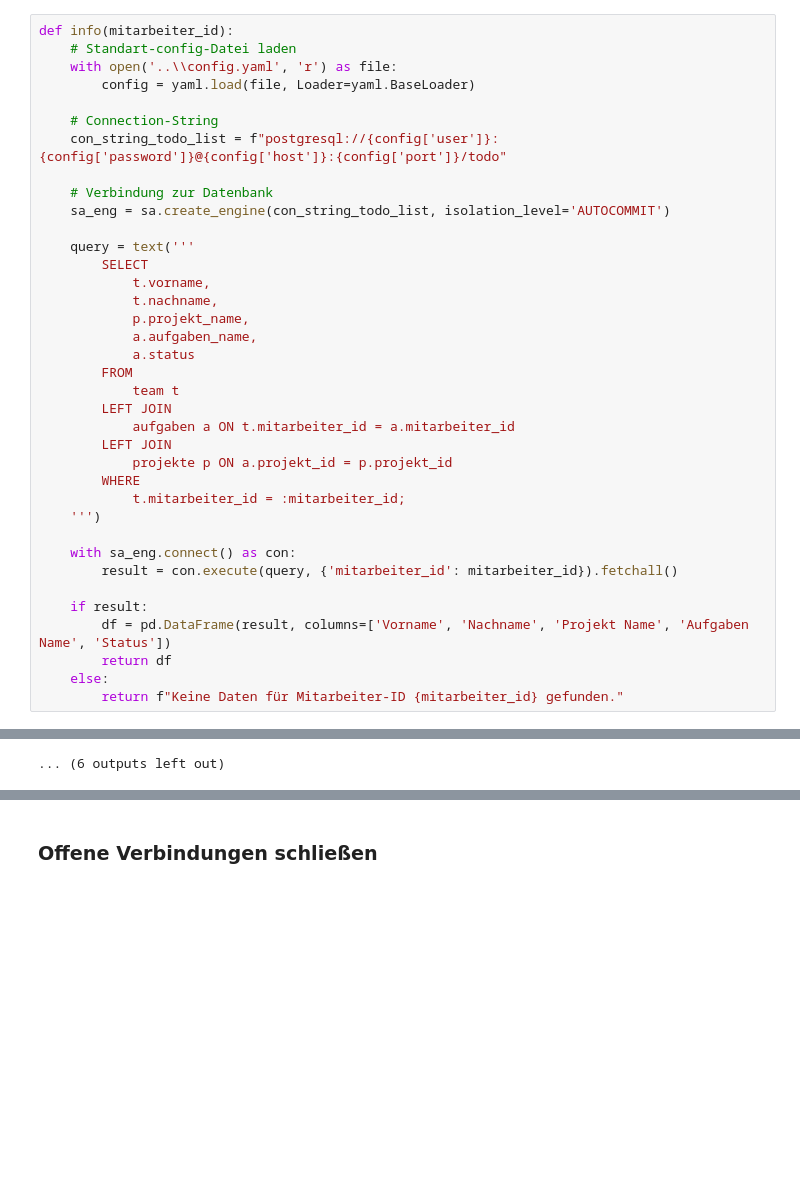
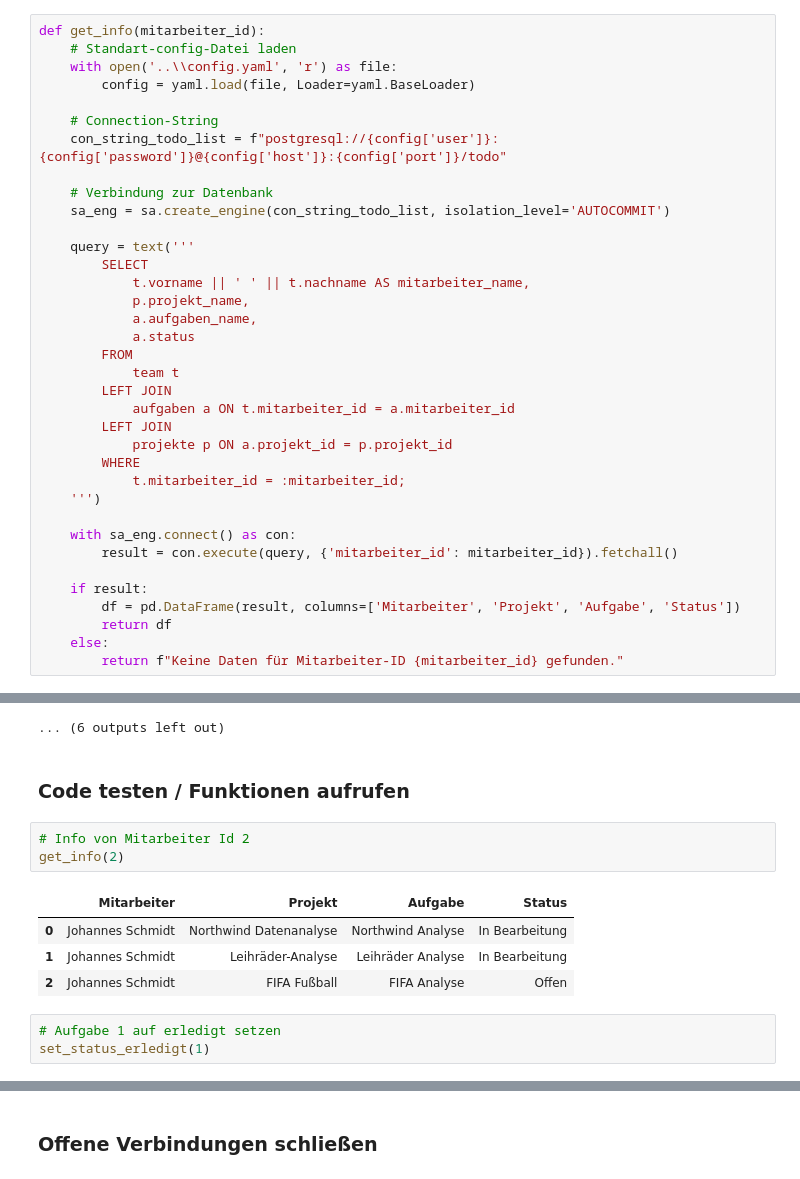
Before and after one commit to lisabeller/Praxisprojekt-SQL-Datenbank-todo-Liste, a Jupyter notebook: 202407_Datenbanken_SQL_Abschlussprojekt_LB.ipynb, the cells around one changed output, grey strips where cells are left out. Cells and saved outputs as stored; diff of their text form; blank space fills up the shorter version.

Commit message:
ausgaben verbessert, funktionen getestet

```diff
--- a/202407_Datenbanken_SQL_Abschlussprojekt_LB.ipynb
+++ b/202407_Datenbanken_SQL_Abschlussprojekt_LB.ipynb
@@ -389,7 +389,7 @@ class Aufgaben:
 # %% [markdown]
 ### Funktionen
 # %%
-def info(mitarbeiter_id):
+def get_info(mitarbeiter_id):
     # Standart-config-Datei laden
     with open('..\\config.yaml', 'r') as file:
         config = yaml.load(file, Loader=yaml.BaseLoader)
@@ -402,8 +402,7 @@ def info(mitarbeiter_id):
 
     query = text('''
         SELECT
-            t.vorname,
-            t.nachname,
+            t.vorname || ' ' || t.nachname AS mitarbeiter_name,
             p.projekt_name,
             a.aufgaben_name,
             a.status
@@ -421,7 +420,7 @@ def info(mitarbeiter_id):
         result = con.execute(query, {'mitarbeiter_id': mitarbeiter_id}).fetchall()
 
     if result:
-        df = pd.DataFrame(result, columns=['Vorname', 'Nachname', 'Projekt Name', 'Aufgaben Name', 'Status'])
+        df = pd.DataFrame(result, columns=['Mitarbeiter', 'Projekt', 'Aufgabe', 'Status'])
         return df
     else:
         return f"Keine Daten für Mitarbeiter-ID {mitarbeiter_id} gefunden."
@@ -944,3 +923,16 @@ Die Aufgabe ToDo-Liste Interface wurde erfolgreich in die Tabelle eingefügt.
 | 0 | 5 | ToDo-Liste Entwicklung | 3 | Entwicklung der ToDo-Listen Anwen... | 3 | In Bearbeitung | ... |
 | 1 | 6 | ToDo-Liste Interface | 3 | Entwicklung eines Interfaces zur ... | 3 | Offen | ... |
 ... (6 outputs left out)
+# %% [markdown]
+### Code testen / Funktionen aufrufen
+# %%
+# Info von Mitarbeiter Id 2
+get_info(2)
+# %% [output]
+|  | Mitarbeiter | Projekt | Aufgabe | Status |
+| 0 | Johannes Schmidt | Northwind Datenanalyse | Northwind Analyse | In Bearbeitung |
+| 1 | Johannes Schmidt | Leihräder-Analyse | Leihräder Analyse | In Bearbeitung |
+| 2 | Johannes Schmidt | FIFA Fußball | FIFA Analyse | Offen |
+# %%
+# Aufgabe 1 auf erledigt setzen
+set_status_erledigt(1)
```
Also changed, not shown: parts of 5 cells of this notebook.
